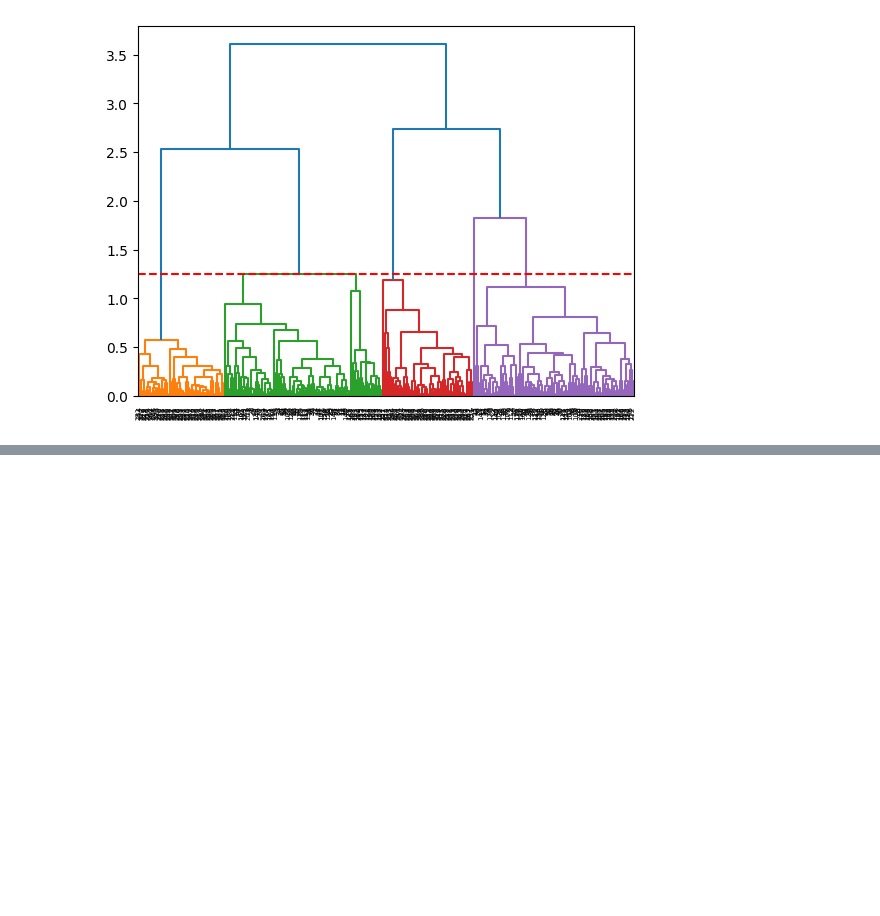
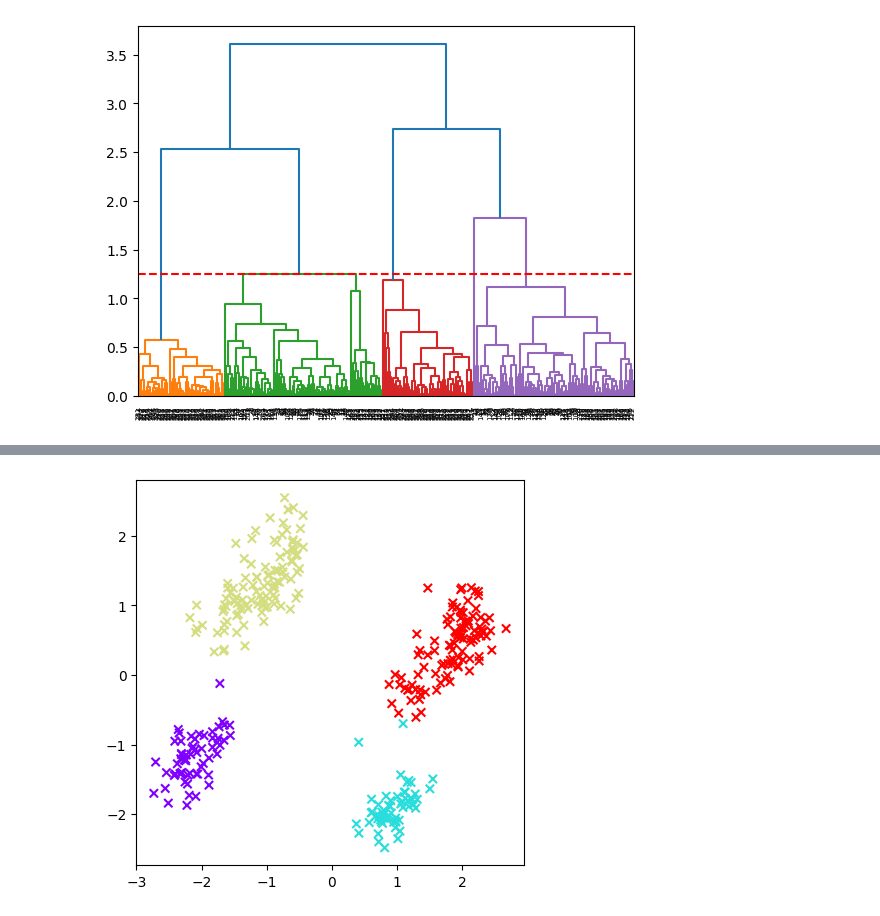
Before and after one commit to prasanna-venkatesh-m/penguin-species-clustering, a Jupyter notebook: Dendogram.ipynb, the cells around one changed output, grey strips where cells are left out. Cells and saved outputs as stored; diff of their text form; code cells hidden in the pictures; blank space fills up the shorter version.

```diff
--- a/Dendogram.ipynb
+++ b/Dendogram.ipynb
@@ -232,0 +309,10 @@ plt.show()
+# %%
+from sklearn.cluster import KMeans
+anamolies_removed_data2 = data[isf_pred == 1]
+km = KMeans(n_clusters=4)
+km.fit(anamolies_removed_data2)
+plt.figure(figsize=(5,5))
+plt.scatter(anamolies_removed_data2[0], anamolies_removed_data2[1], c=km.labels_, cmap='rainbow', marker='x')
+plt.show()
+# %% [output]
+[figure, added]
```
Also changed, not shown: parts of 9 cells of this notebook.
